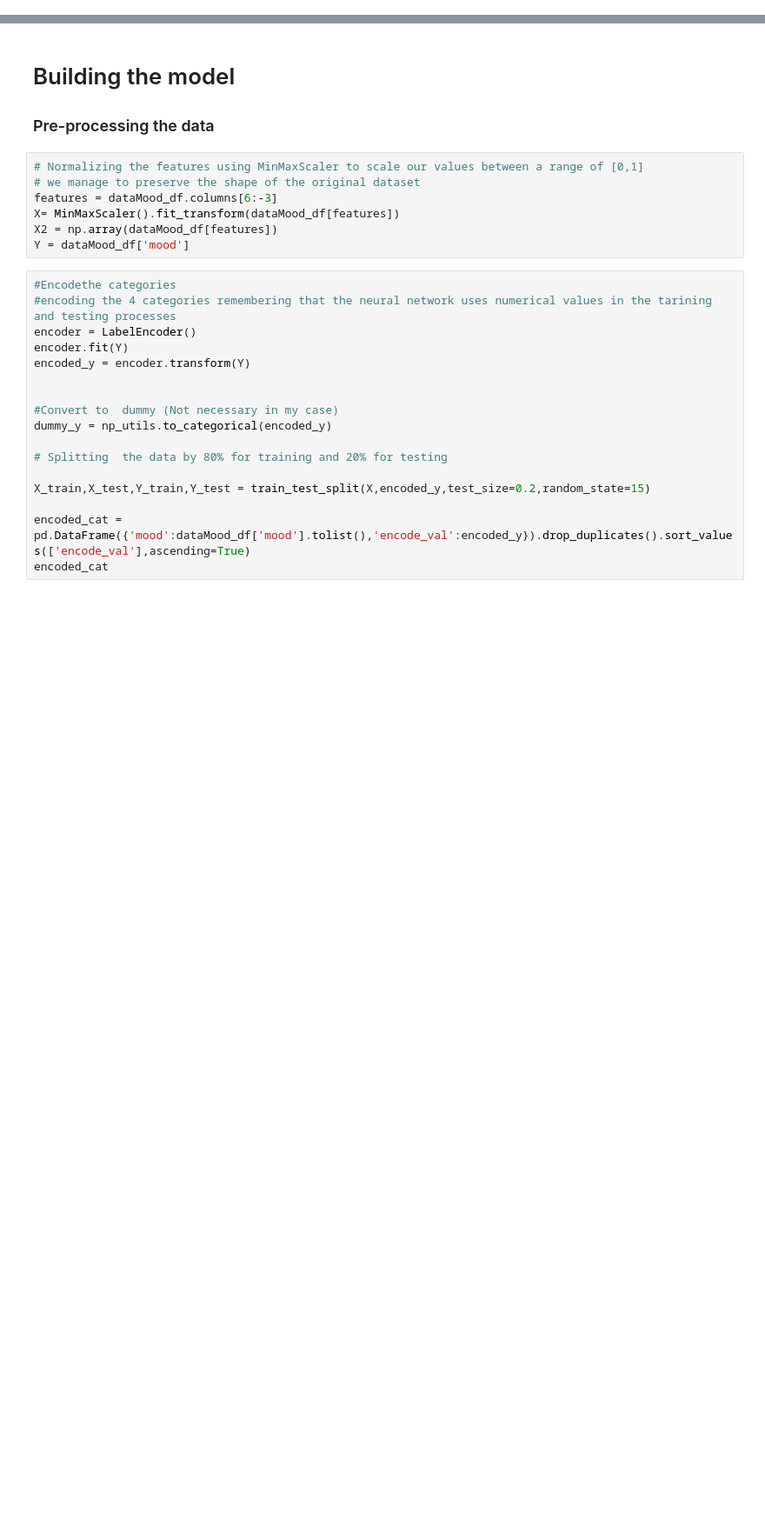
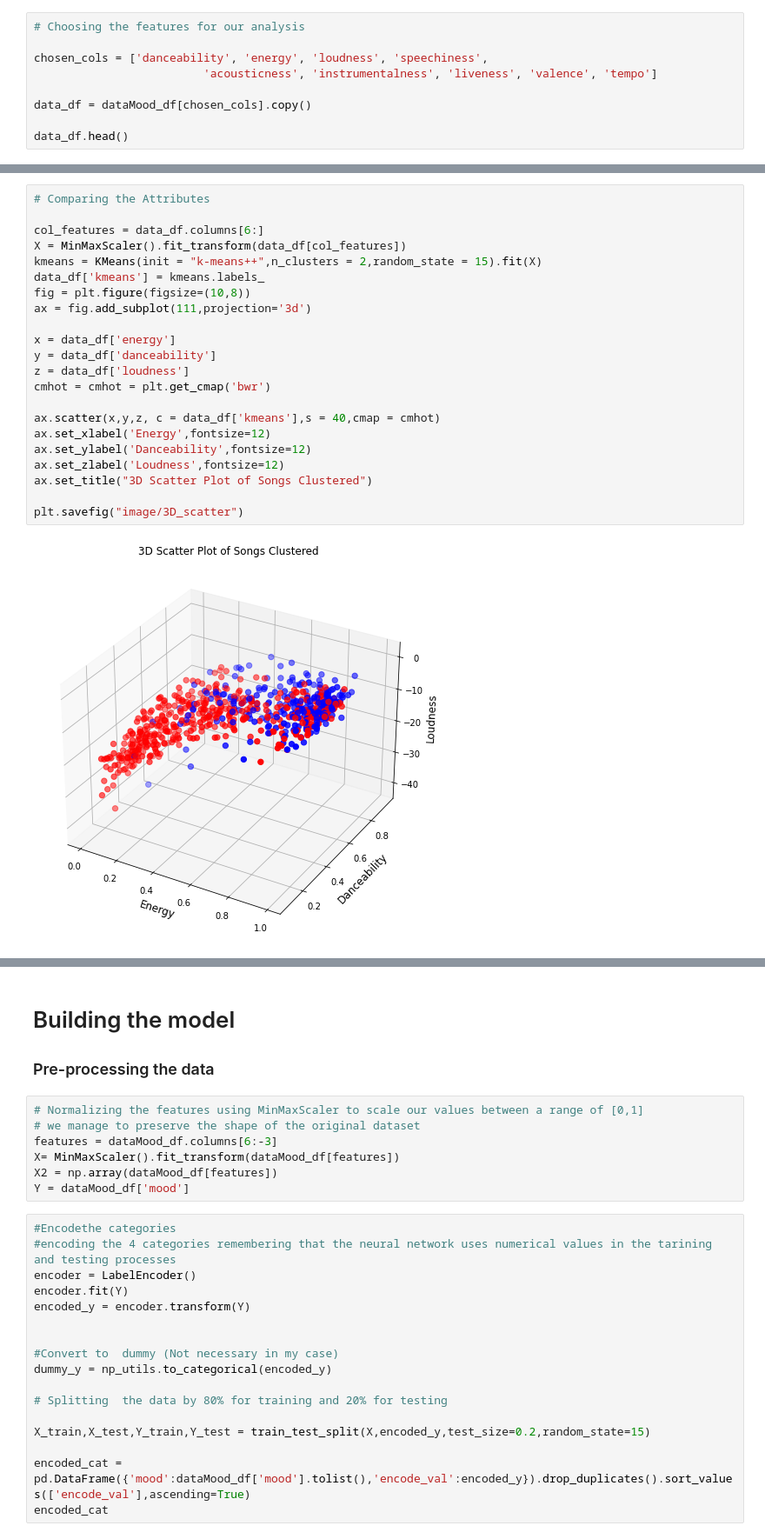
Before and after one commit to olalekeolaleke/Track-Information-and-Mood-Detector, a Jupyter notebook: prediction.ipynb, the cells around one changed output, grey strips where cells are left out. Shown at 87% size. Saved outputs shown, nothing was run; the diff lists cells and outputs as text; blank space fills up the shorter version.

```diff
--- a/prediction.ipynb
+++ b/prediction.ipynb
@@ -43,3 +44,12 @@ dataMood_df.head()
 | 2 | 9 Crimes | 9 | Damien Rice | 5GZEeowhvSieFDiR8fQ2im | 2006-11-06 | 60 | 217946 | 0.346 | 0.91300 | ... |
 | 3 | 99 Luftballons | 99 Luftballons | Nena | 6HA97v4wEGQ5TUClRM0XLc | 1984-08-21 | 2 | 233000 | 0.466 | 0.08900 | ... |
 | 4 | A Boy Brushed Red Living In Black... | They're Only Chasing Safety | Underoath | 47IWLfIKOKhFnz1FUEUIkE | 2004-01-01 | 60 | 268000 | 0.419 | 0.00171 | ... |
+# %%
+# Choosing the features for our analysis
+
+chosen_cols = ['danceability', 'energy', 'loudness', 'speechiness',
+                         'acousticness', 'instrumentalness', 'liveness', 'valence', 'tempo']
+
+data_df = dataMood_df[chosen_cols].copy()
+
+data_df.head()
@@ -45,0 +63,24 @@ dataMood_df.head()
+# %%
+# Comparing the Attributes
+
+col_features = data_df.columns[6:]
+X = MinMaxScaler().fit_transform(data_df[col_features])
+kmeans = KMeans(init = "k-means++",n_clusters = 2,random_state = 15).fit(X)
+data_df['kmeans'] = kmeans.labels_
+fig = plt.figure(figsize=(10,8))
+ax = fig.add_subplot(111,projection='3d')
+
+x = data_df['energy']
+y = data_df['danceability']
+z = data_df['loudness']
+cmhot = cmhot = plt.get_cmap('bwr')
+
+ax.scatter(x,y,z, c = data_df['kmeans'],s = 40,cmap = cmhot)
+ax.set_xlabel('Energy',fontsize=12)
+ax.set_ylabel('Danceability',fontsize=12)
+ax.set_zlabel('Loudness',fontsize=12)
+ax.set_title("3D Scatter Plot of Songs Clustered")
+
+plt.savefig("image/3D_scatter")
+# %% [output]
+[figure, added]
```
Also changed, not shown: parts of 6 cells of this notebook, 6 other files.
